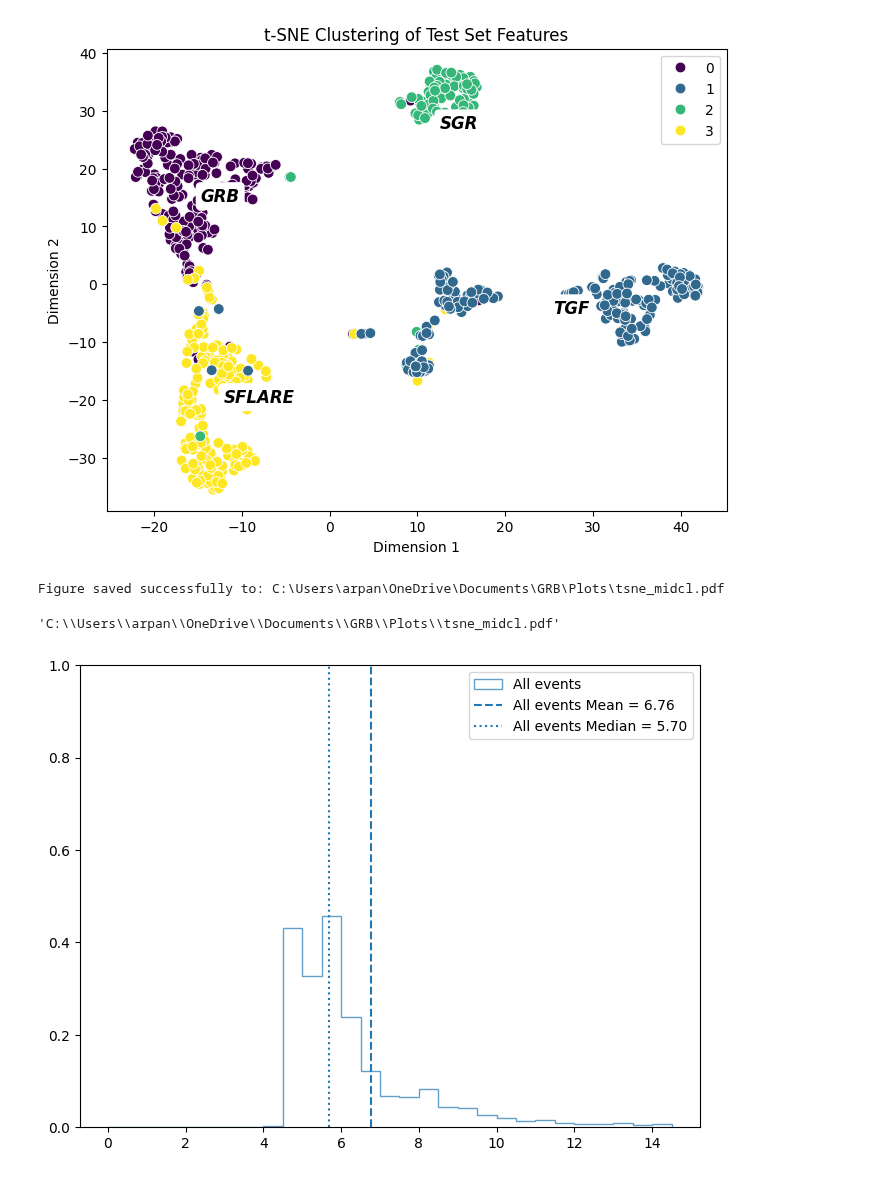
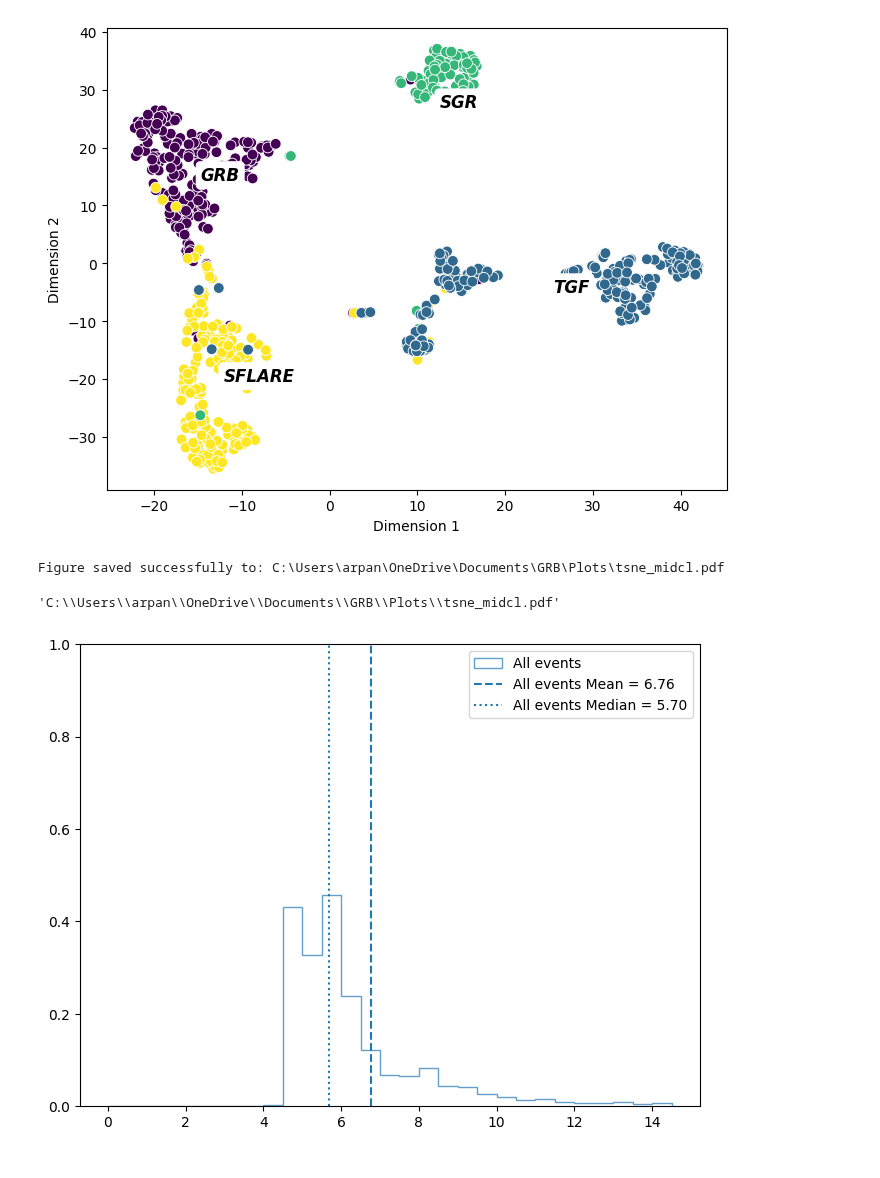
Before and after one commit to ArpanJohn/Transient_Classification, a Jupyter notebook: final_plots.ipynb, the cells around one changed output. Cells and saved outputs as stored; diff of their text form; code cells hidden in the pictures.

```diff
--- a/final_plots.ipynb
+++ b/final_plots.ipynb
@@ -437,7 +471,7 @@ class_names = ['GRB', 'TGF', 'SGR', 'SFLARE']
 
 # Plot the 2D features
 fig = plt.figure(figsize=(8, 6))
-sb.scatterplot(x=features_2d[:, 0], y=features_2d[:, 1], hue=y_true, palette="viridis", s=60)
+sb.scatterplot(x=features_2d[:, 0], y=features_2d[:, 1], hue=y_true, palette="viridis", s=60, legend=False)
 
 # Remove the legend to replace it with custom annotations
 for i, class_name in enumerate(class_names):
@@ -452,7 +486,7 @@ for i, class_name in enumerate(class_names):
                  fontsize=12, fontweight='bold', color='black', style='italic',
                  ha='left', va='center', bbox=dict(facecolor='white', edgecolor='none', boxstyle='round,pad=0.3'))
 
-plt.title("t-SNE Clustering of Test Set Features")
+# plt.title("t-SNE Clustering of Test Set Features")
 plt.xlabel("Dimension 1")
 plt.ylabel("Dimension 2")
 plt.show()
@@ -463,4 +497,4 @@ save_to_dir(fig , 'tsne_midcl') # change name for clarity
-[figure, old version]
+[figure, new version]
 Figure saved successfully to: C:\Users\arpan\OneDrive\Documents\GRB\Plots\tsne_midcl.pdf
 'C:\\Users\\arpan\\OneDrive\\Documents\\GRB\\Plots\\tsne_midcl.pdf'
 # %%
```
Also changed, not shown: parts of 4 cells of this notebook.
